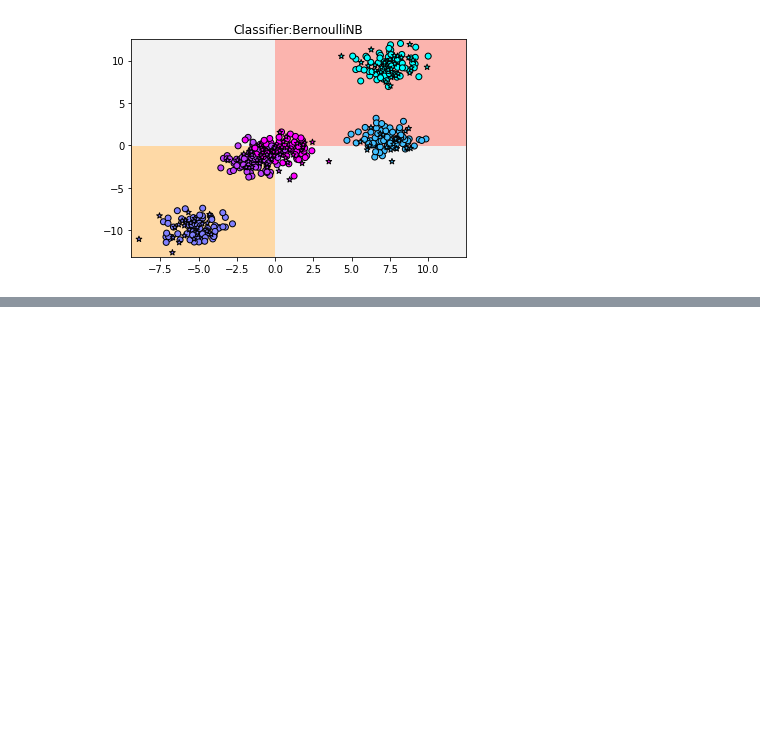
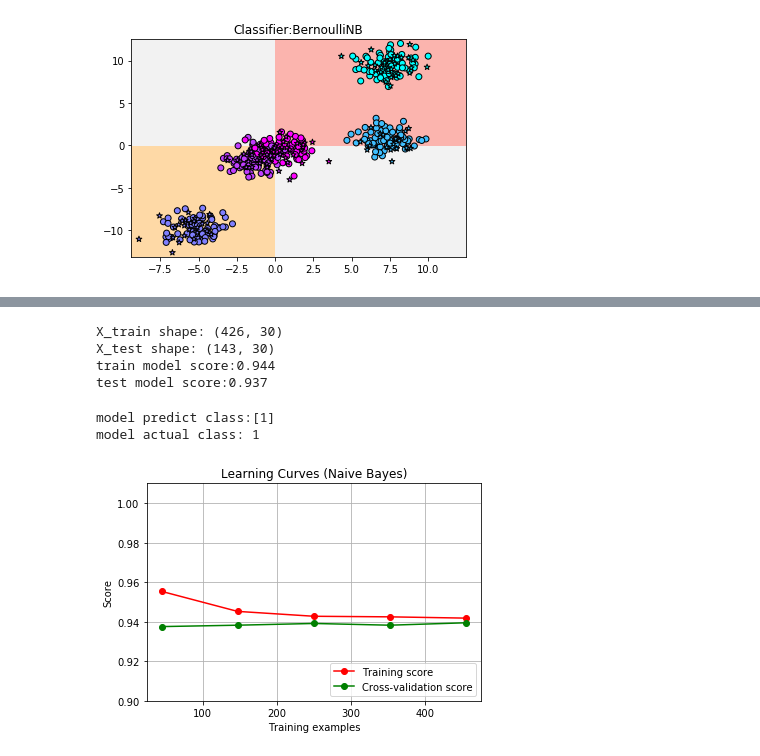
Before and after one commit to Seanoy/PythonLearning, a Jupyter notebook: machine_learning/bayes.ipynb, the cells around one changed output, grey strips where cells are left out. Drawn from its saved outputs; the diff is of its cells as text; code cells hidden in the pictures; blank space fills up the shorter version.

```diff
--- a/machine_learning/bayes.ipynb
+++ b/machine_learning/bayes.ipynb
@@ -105,0 +198,72 @@ scores:0.544
+# %%
+#使用高斯朴素贝叶斯进行建模
+X, y = cancer.data, cancer.target
+#拆分数据集
+X_train, X_test, y_train, y_test = train_test_split(X, y, random_state=38)
+print('X_train shape:',X_train.shape)
+print('X_test shape:',X_test.shape)
+
+# 使用高斯朴素贝叶斯进行拟合
+gnb = GaussianNB()
+gnb.fit(X, y)
+print("train model score:{:.3f}".format(gnb.score(X_train, y_train)))
+print("test model score:{:.3f}".format(gnb.score(X_test, y_test)))
+# %% [output]
+X_train shape: (426, 30)
+X_test shape: (143, 30)
+train model score:0.944
+test model score:0.937
+# %%
+#使用任意一个样本进行预测，然后输出它真实的分类进行对比
+print('model predict class:{}'.format(gnb.predict([X[312]])))
+print('model actual class:',y[312])
+# %% [output]
+model predict class:[1]
+model actual class: 1
+# %%
+#高斯朴素贝叶斯的学习曲线，它指的是随着样本数的增加，模型得分的变化曲线。
+#导入学习曲线库
+from sklearn.model_selection import learning_curve
+#导入随机拆分工具
+from sklearn.model_selection import ShuffleSplit
+#定义一个函数绘制学习曲线
+def plot_learning_curve(estimator, title, X, y,
+                        ylim=None, cv=None, n_jobs=1,
+                        train_sizes=np.linspace(.1, 1.0, 5)):
+    plt.figure()
+    plt.title(title)
+    if ylim is not None:
+        plt.ylim(*ylim)
+    #设定横坐标标签
+    plt.xlabel("Training examples")
+    #设定纵坐标标签
+    plt.ylabel("Score")
+    train_sizes, train_scores, test_scores = learning_curve(
+        estimator, X, y, cv=cv, n_jobs=n_jobs, train_sizes=train_sizes)
+    train_scores_mean = np.mean(train_scores, axis=1)
+    test_scores_mean = np.mean(test_scores, axis=1)
+    plt.grid()
+
+    plt.plot(train_sizes, train_scores_mean, 'o-', color='r',
+             label="Training score")
+    plt.plot(train_sizes, test_scores_mean, 'o-', color='g',
+             label="Cross-validation score")
+
+    plt.legend(loc="lower right")
+    return plt
+
+#设定标题
+title = "Learning Curves (Naive Bayes)"
+#设定拆分数量，随机拆分
+cv = ShuffleSplit(n_splits=100, test_size=0.2, random_state=0)
+#设定模型为高斯朴素贝叶斯
+estimator = GaussianNB()
+#调用我们定义好的函数
+plot_learning_curve(estimator, title, X, y, ylim=(0.9, 1.01), cv=cv, n_jobs=4)
+#显示图片
+plt.show()
+
+#从图像可以看到随着样本数的增加，模型的得分是越来越低的，这是因为随着数据的增加，模型的复杂度越来越高，相对难度也更大。
+#而模型的交叉校验就没有什么变化。这说明高斯朴素贝叶斯在预测方面，对样本数量不敏感。
+# %% [output]
+[figure, added]
```
Also changed, not shown: parts of 5 cells of this notebook, 2 other files.
